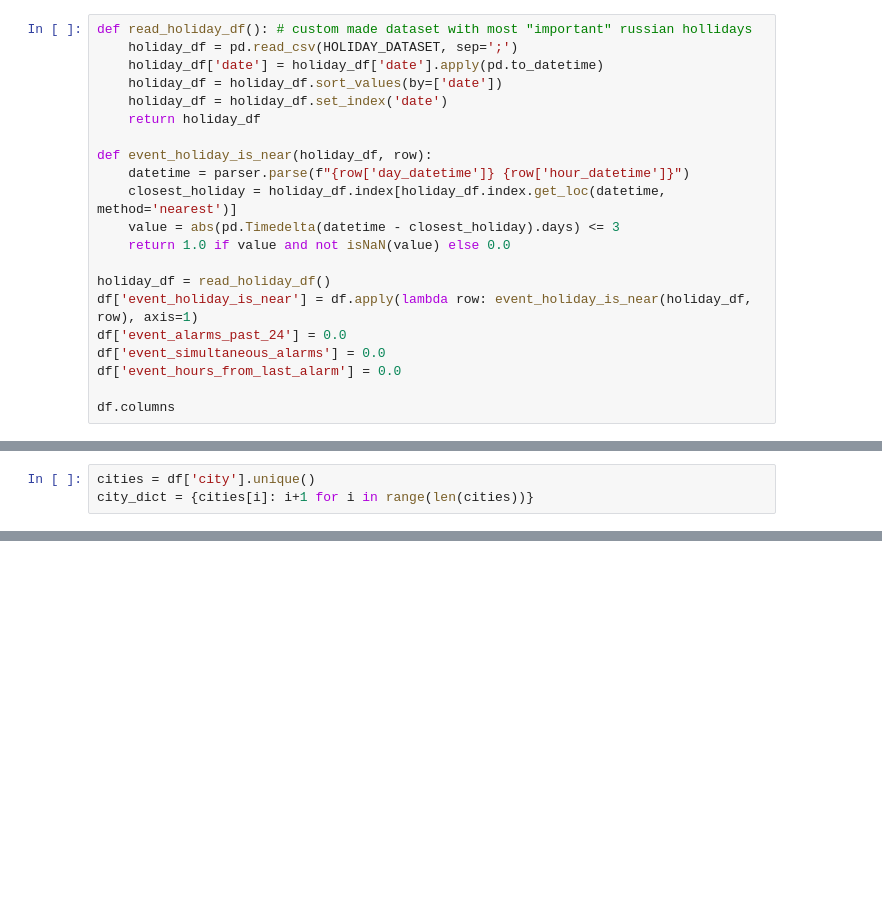
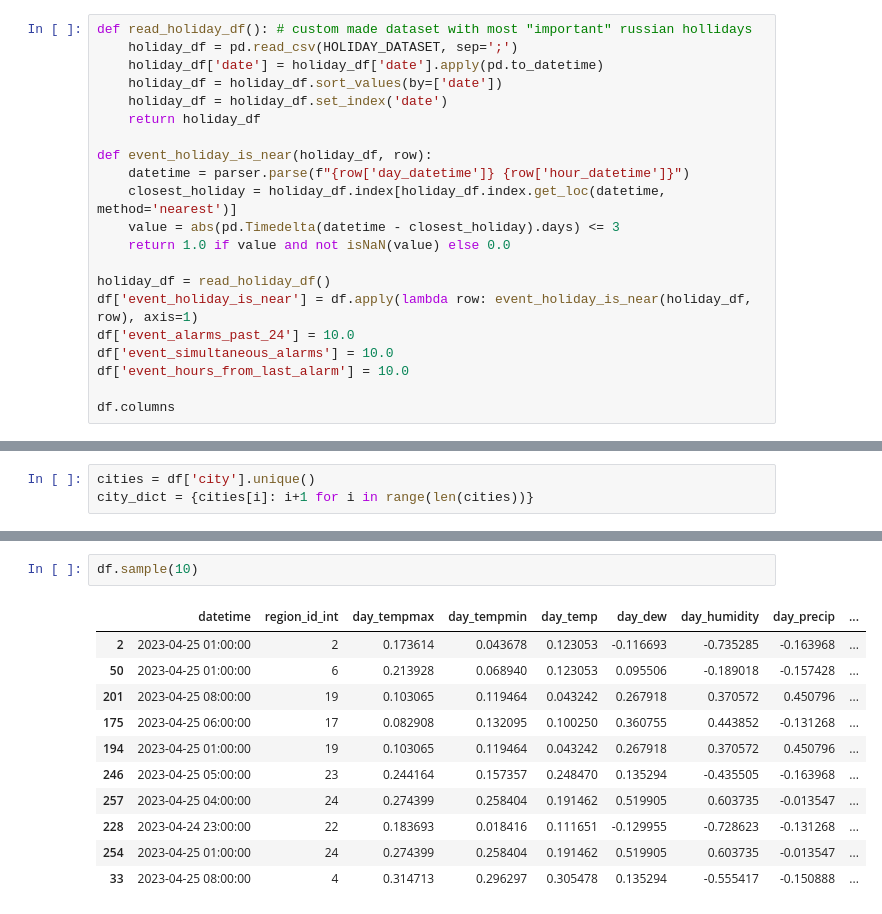
Before and after one commit to tmyroniuk/Naukma_api_project, a Jupyter notebook: playground.ipynb, the cells around one changed output, grey strips where cells are left out. Saved outputs shown, nothing was run; the diff lists cells and outputs as text; blank space fills up the shorter version.

```diff
--- a/playground.ipynb
+++ b/playground.ipynb
@@ -95,9 +95,9 @@ def event_holiday_is_near(holiday_df, row):
 
 holiday_df = read_holiday_df()
 df['event_holiday_is_near'] = df.apply(lambda row: event_holiday_is_near(holiday_df, row), axis=1)
-df['event_alarms_past_24'] = 0.0
-df['event_simultaneous_alarms'] = 0.0
-df['event_hours_from_last_alarm'] = 0.0
+df['event_alarms_past_24'] = 10.0
+df['event_simultaneous_alarms'] = 10.0
+df['event_hours_from_last_alarm'] = 10.0
 
 df.columns
 # %% [output]
@@ -201,2 +201,16 @@ Index(['datetime', 'region_id_int', 'day_tempmax', 'day_tempmin', 'day_temp',
       dtype='object', length=767)
+# %%
+df.sample(10)
+# %% [output]
+|  | datetime | region_id_int | day_tempmax | day_tempmin | day_temp | day_dew | day_humidity | day_precip | ... |
+| 2 | 2023-04-25 01:00:00 | 2 | 0.173614 | 0.043678 | 0.123053 | -0.116693 | -0.735285 | -0.163968 | ... |
+| 50 | 2023-04-25 01:00:00 | 6 | 0.213928 | 0.068940 | 0.123053 | 0.095506 | -0.189018 | -0.157428 | ... |
+| 201 | 2023-04-25 08:00:00 | 19 | 0.103065 | 0.119464 | 0.043242 | 0.267918 | 0.370572 | 0.450796 | ... |
+| 175 | 2023-04-25 06:00:00 | 17 | 0.082908 | 0.132095 | 0.100250 | 0.360755 | 0.443852 | -0.131268 | ... |
+| 194 | 2023-04-25 01:00:00 | 19 | 0.103065 | 0.119464 | 0.043242 | 0.267918 | 0.370572 | 0.450796 | ... |
+| 246 | 2023-04-25 05:00:00 | 23 | 0.244164 | 0.157357 | 0.248470 | 0.135294 | -0.435505 | -0.163968 | ... |
+| 257 | 2023-04-25 04:00:00 | 24 | 0.274399 | 0.258404 | 0.191462 | 0.519905 | 0.603735 | -0.013547 | ... |
+| 228 | 2023-04-24 23:00:00 | 22 | 0.183693 | 0.018416 | 0.111651 | -0.129955 | -0.728623 | -0.131268 | ... |
+| 254 | 2023-04-25 01:00:00 | 24 | 0.274399 | 0.258404 | 0.191462 | 0.519905 | 0.603735 | -0.013547 | ... |
+| 33 | 2023-04-25 08:00:00 | 4 | 0.314713 | 0.296297 | 0.305478 | 0.135294 | -0.555417 | -0.150888 | ... |
 # %%
```
Also changed, not shown: parts of 2 cells of this notebook, 13 other files.
